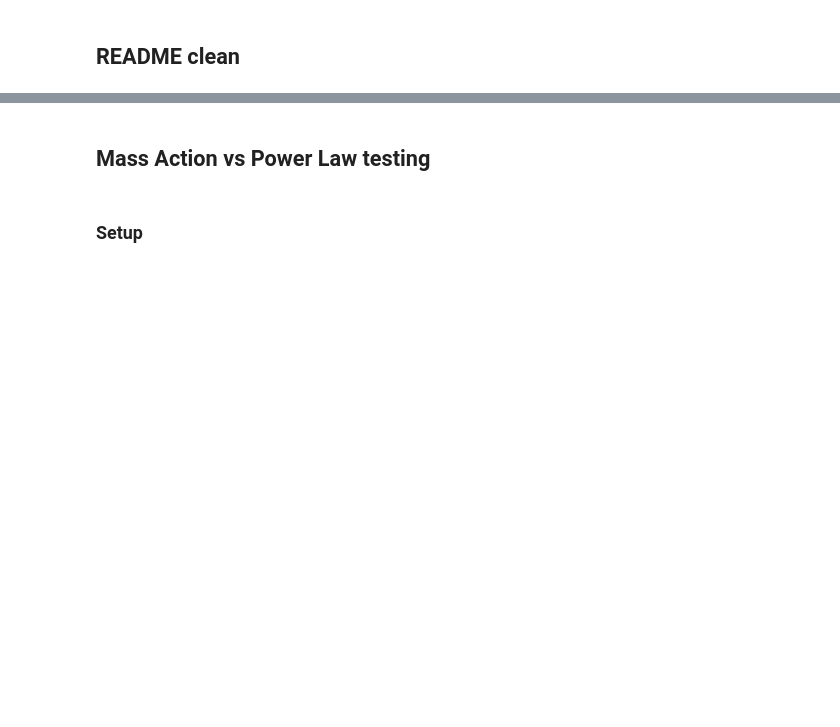
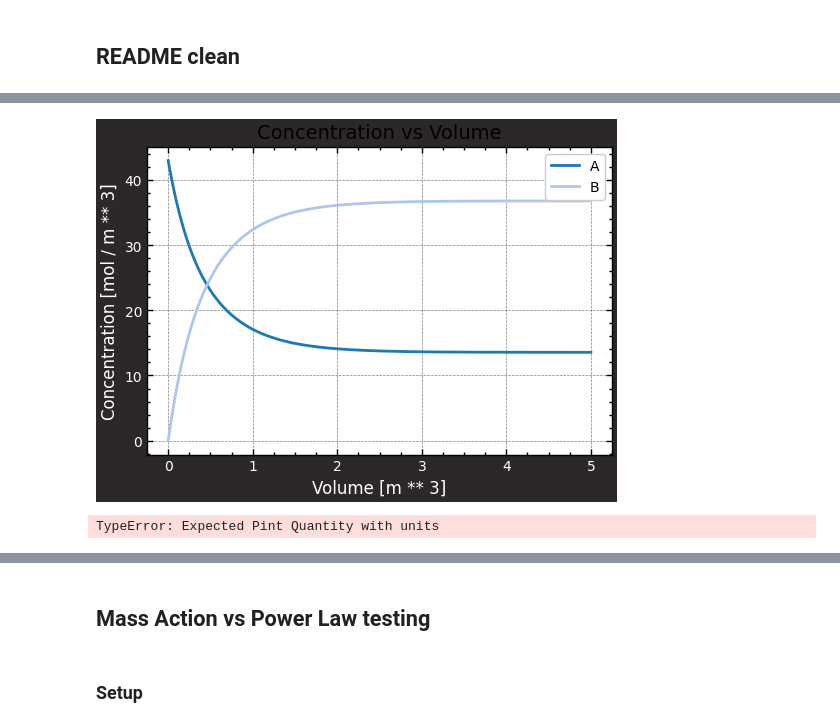
Before and after one commit to KABOSScodes/process_engineering_toolkit, a Jupyter notebook: notebooks/exploration.ipynb, the cells around one changed output, grey strips where cells are left out. Saved outputs shown, nothing was run; the diff lists cells and outputs as text; code cells hidden in the pictures; blank space fills up the shorter version.

```diff
--- a/notebooks/exploration.ipynb
+++ b/notebooks/exploration.ipynb
@@ -229,0 +113,8 @@ Required PFR volume [m3]: 0.6315620359590592
+# %%
+plotter.concentration_vs_volume(pfr, ["B", "A"])
+# %% [output]
+[figure, added]
+# %%
+plotter.concentration_vs_conversion(pfr)
+# %% [output]
+TypeError: Expected Pint Quantity with units
```
Also changed, not shown: parts of 28 cells of this notebook, 1 other file.
